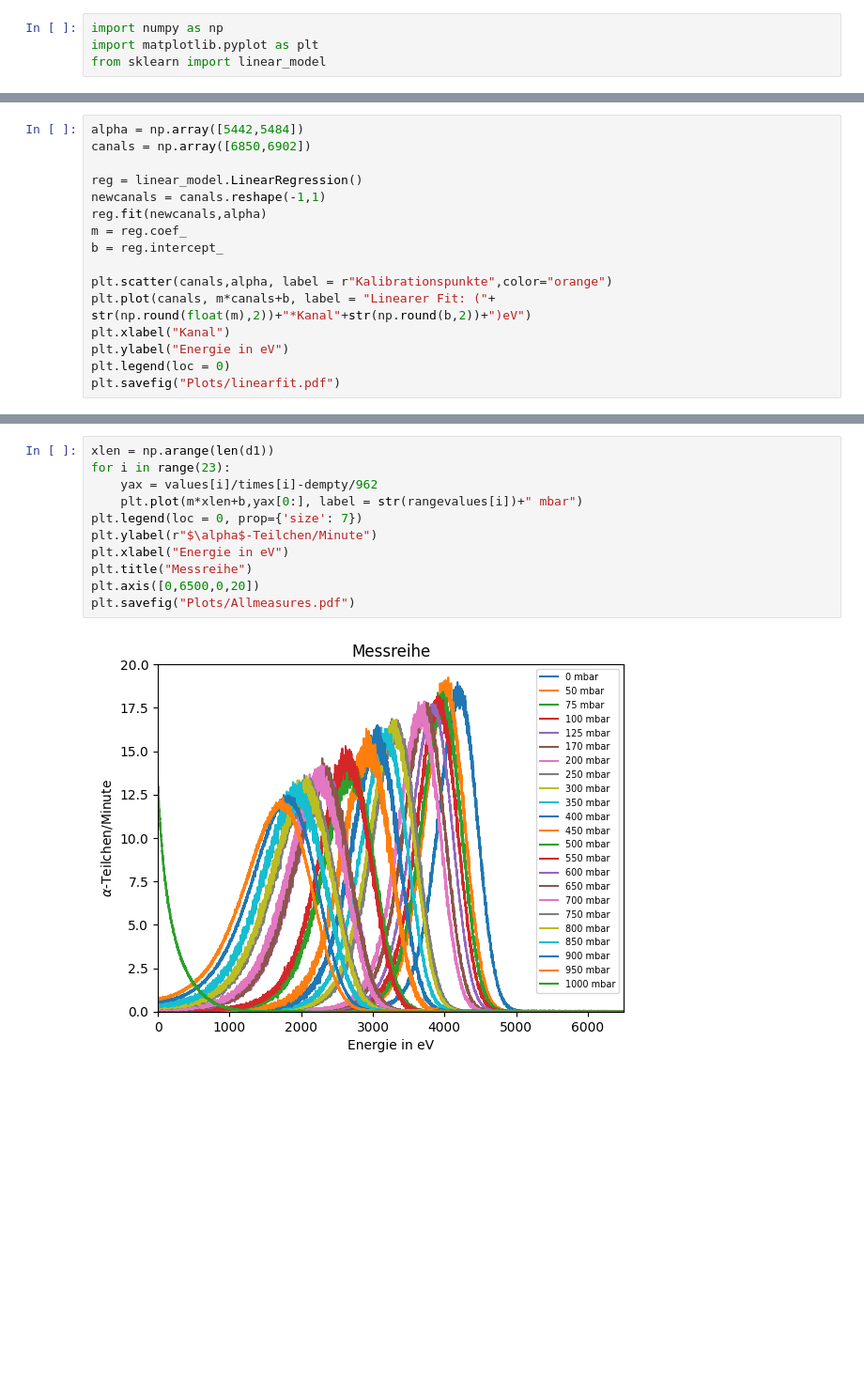
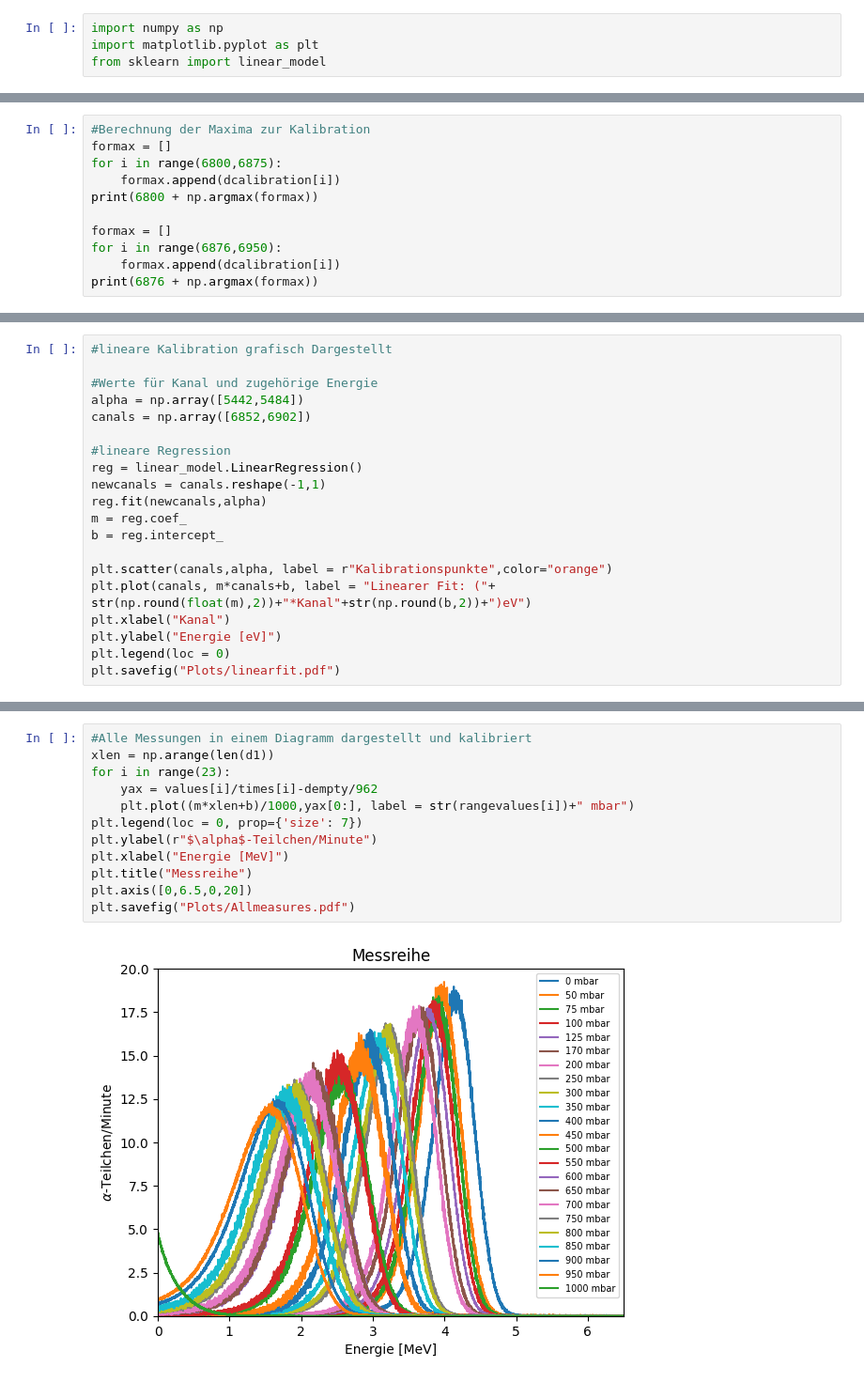
Before and after one commit to CaptainNikon/PPF-Uni-Potsdam, a Jupyter notebook: K1/calc.ipynb, the cells around one changed output, grey strips where cells are left out. Shown: that part at 94% size. Saved outputs shown, nothing was run; the diff lists cells and outputs as text; blank space fills up the shorter version.

```diff
--- a/K1/calc.ipynb
+++ b/K1/calc.ipynb
@@ -47,3 +54,14 @@ plt.savefig("Plots/calibration.pdf")
 # %% [output]
 6902
 [figure]
+# %%
+#Berechnung der Maxima zur Kalibration
+formax = []
+for i in range(6800,6875):
+    formax.append(dcalibration[i])
+print(6800 + np.argmax(formax))
+
+formax = []
+for i in range(6876,6950):
+    formax.append(dcalibration[i])
+print(6876 + np.argmax(formax))
@@ -50,7 +71,11 @@ plt.savefig("Plots/calibration.pdf")
 # %%
+#lineare Kalibration grafisch Dargestellt
+
+#Werte für Kanal und zugehörige Energie
 alpha = np.array([5442,5484])
-canals = np.array([6850,6902])
+canals = np.array([6852,6902])
 
+#lineare Regression
 reg = linear_model.LinearRegression()
 newcanals = canals.reshape(-1,1)
 reg.fit(newcanals,alpha)
@@ -60,7 +85,7 @@ b = reg.intercept_
 plt.scatter(canals,alpha, label = r"Kalibrationspunkte",color="orange")
 plt.plot(canals, m*canals+b, label = "Linearer Fit: ("+ str(np.round(float(m),2))+"*Kanal"+str(np.round(b,2))+")eV")
 plt.xlabel("Kanal")
-plt.ylabel("Energie in eV")
+plt.ylabel("Energie [eV]")
 plt.legend(loc = 0)
 plt.savefig("Plots/linearfit.pdf")
 # %% [output]
@@ -68,14 +93,15 @@ plt.savefig("Plots/linearfit.pdf")
 # %%
+#Alle Messungen in einem Diagramm dargestellt und kalibriert
 xlen = np.arange(len(d1))
 for i in range(23):
     yax = values[i]/times[i]-dempty/962
-    plt.plot(m*xlen+b,yax[0:], label = str(rangevalues[i])+" mbar")
+    plt.plot((m*xlen+b)/1000,yax[0:], label = str(rangevalues[i])+" mbar")
 plt.legend(loc = 0, prop={'size': 7})
 plt.ylabel(r"$\alpha$-Teilchen/Minute")
-plt.xlabel("Energie in eV")
+plt.xlabel("Energie [MeV]")
 plt.title("Messreihe")
-plt.axis([0,6500,0,20])
+plt.axis([0,6.5,0,20])
 plt.savefig("Plots/Allmeasures.pdf")
 # %% [output]
-[figure, old version]
+[figure, new version]
 # %%
```
Also changed, not shown: parts of 13 cells of this notebook, 10 other files.
